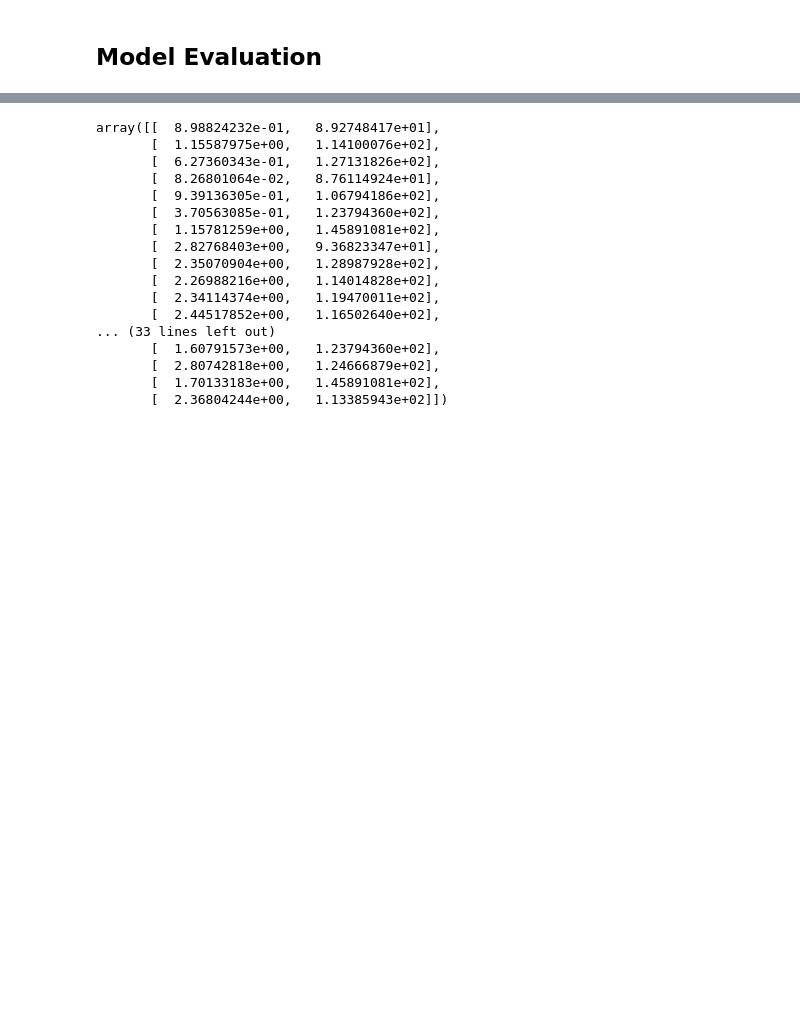
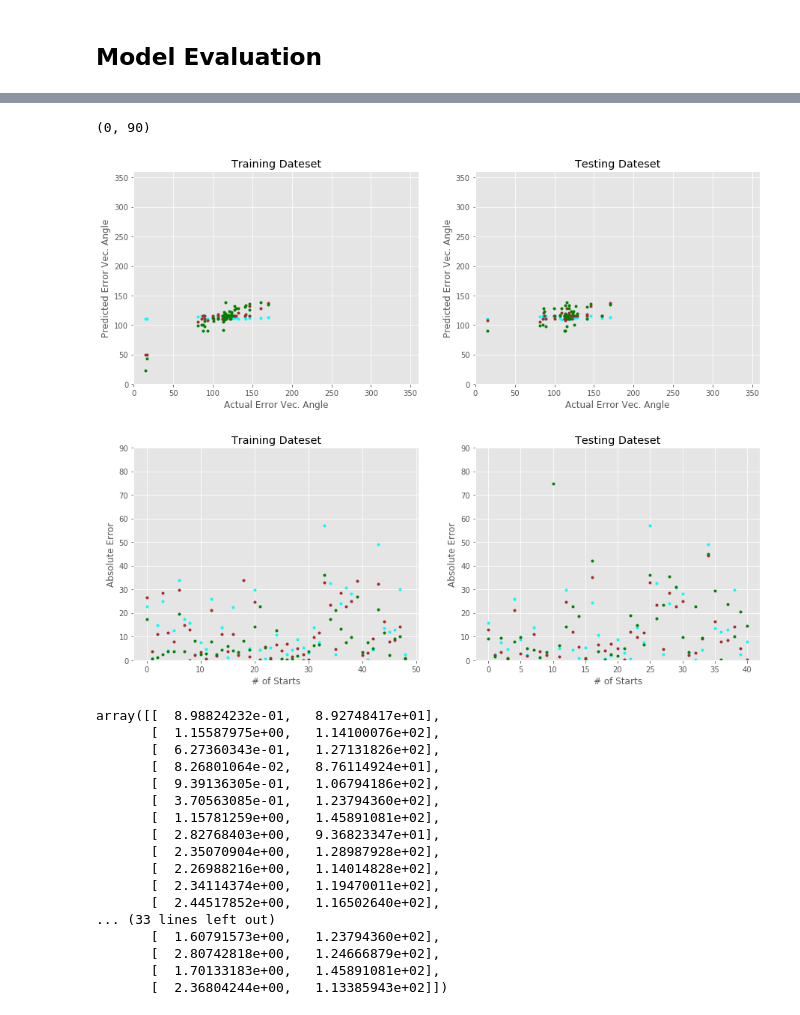
Before and after one commit to MuhammadVT/ECE5554_final_project, a Jupyter notebook: regression_model.ipynb, the cells around one changed output, grey strips where cells are left out. Saved outputs shown, nothing was run; the diff lists cells and outputs as text; code cells hidden in the pictures; blank space fills up the shorter version.

```diff
--- a/regression_model.ipynb
+++ b/regression_model.ipynb
@@ -322,3 +349,46 @@ axes[0,1].set_ylim([0, 3.5])
+# %%
+fig, axes = plt.subplots(2,2, figsize=(15,12))
+plt.subplots_adjust(hspace=0.3)
+colors = ['cyan', 'brown', 'green']
+for i, clf in enumerate([clf_LR, clf_GB, clf_RF]):
+    # Plot the predicted error magnitude vs "true" error magnitude for training data
+    clf_name = clf.__class__.__name__
+    yhat_train = results[clf_name][2]["yhat_train"]
+    axes[0,0].plot(y_train[:,1], yhat_train[:,1], '.', color=colors[i])
+    axes[0,0].set_xlabel("Actual Error Vec. Angle")
+    axes[0,0].set_ylabel("Predicted Error Vec. Angle")
+    axes[0,0].set_title("Training Dateset")
+
+    # Plot the predicted error magnitude vs "true" error magnitude for testing data
+    yhat_test = results[clf_name][2]["yhat_test"]
+    axes[0,1].plot(y_test[:, 1], yhat_test[:, 1], '.', color=colors[i])
+    axes[0,1].set_xlabel("Actual Error Vec. Angle")
+    axes[0,1].set_ylabel("Predicted Error Vec. Angle")
+    axes[0,1].set_title("Testing Dateset")
+
+    # Plot the MAE for training data
+    AE_train = np.abs(yhat_train[:, 1] - y_train[:, 1])
+    axes[1,0].plot(AE_train, '.', color=colors[i])
+    axes[1,0].set_ylabel("Absolute Error")
+    axes[1,0].set_xlabel("# of Starts")
+    axes[1,0].set_title("Training Dateset")
+
+    # Plot the MAE for testing data
+    AE_test = np.abs(yhat_test[:, 1] - y_test[:, 1])
+    axes[1,1].plot(AE_test, '.', color=colors[i])
+    axes[1,1].set_ylabel("Absolute Error")
+    axes[1,1].set_xlabel("# of Starts")
+    axes[1,1].set_title("Testing Dateset")
+
+axes[0,0].set_xlim([0, 360])
+axes[0,1].set_xlim([0, 360])
+axes[0,0].set_ylim([0, 360])
+axes[0,1].set_ylim([0, 360])
+axes[1,0].set_ylim([0, 90])
+axes[1,1].set_ylim([0, 90])
+# %% [output]
+(0, 90)
+[figure, added]
 # %%
 yhat_train = results['LinearRegression'][2]["yhat_train"]
 y_train
```
Also changed, not shown: parts of 16 cells of this notebook.
